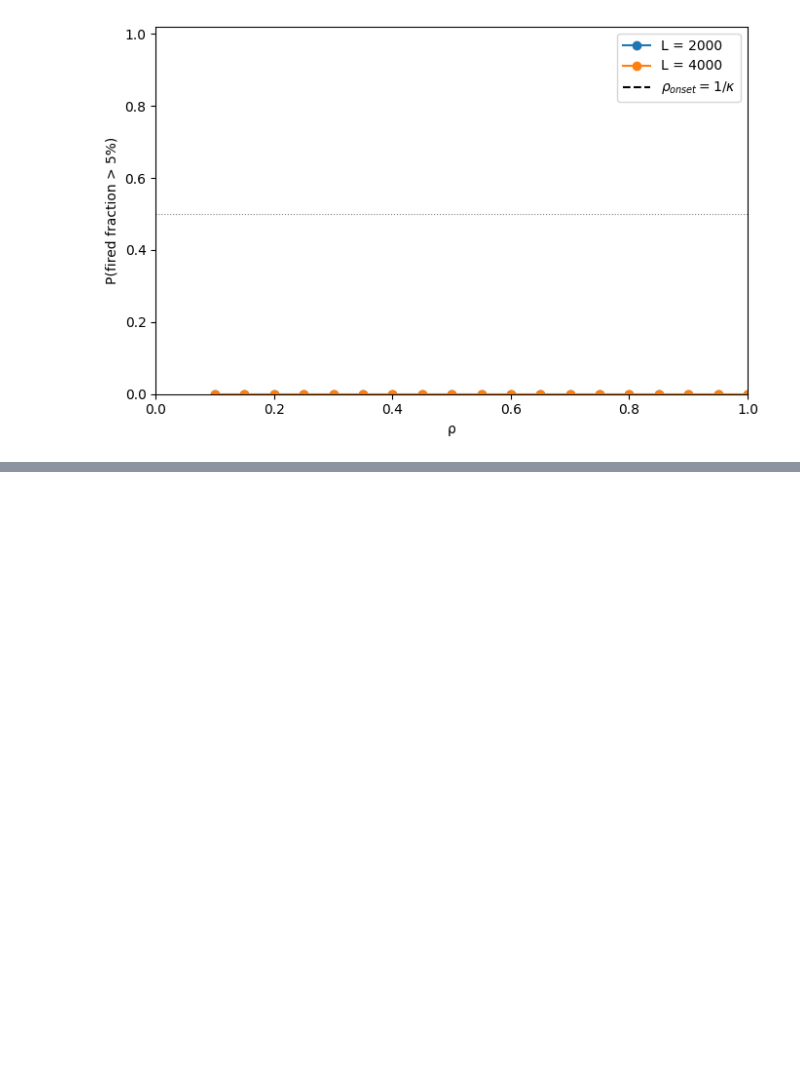
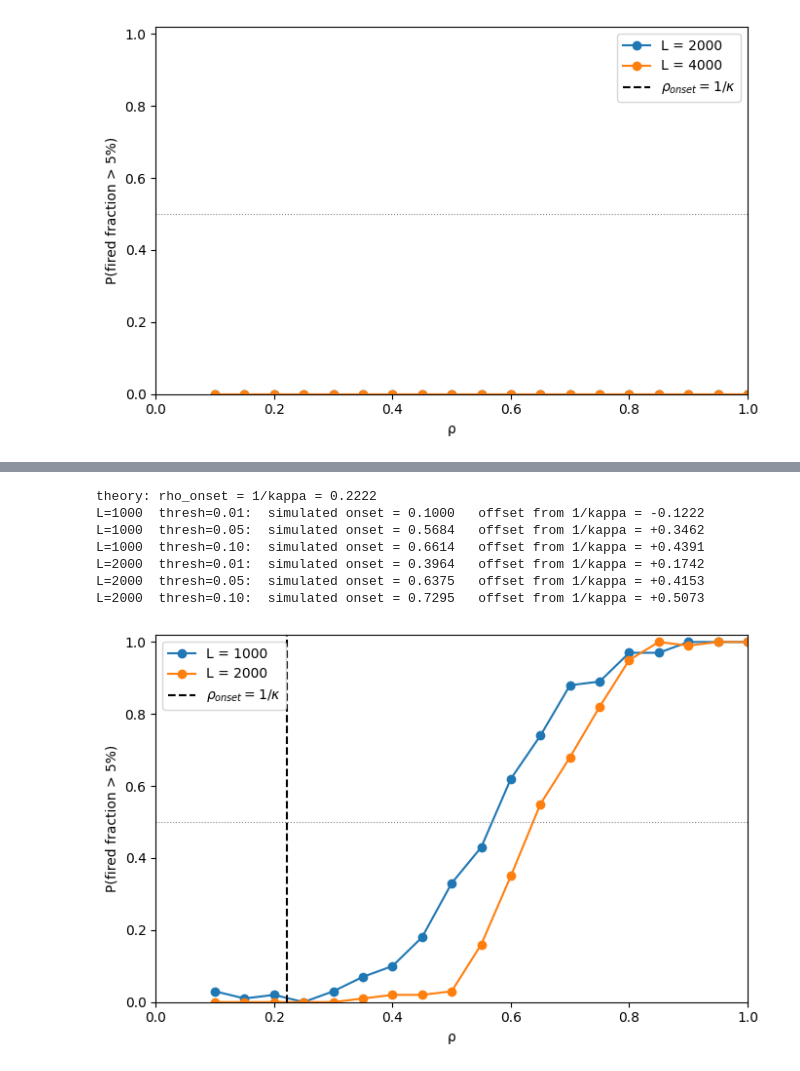
Before and after one commit to IgnacioMPineda/IPT-problem---Mousetrap-Dynamics, a Jupyter notebook: Notebook 4 - Calculating the critical density if the system and comparing it with the mathematical predictions in 1 dimension.ipynb, the cells around one changed output, grey strips where cells are left out. Saved outputs shown, nothing was run; the diff lists cells and outputs as text; code cells hidden in the pictures; blank space fills up the shorter version.

```diff
--- a/Notebook 4 - Calculating the critical density if the system and comparing it with the mathematical predictions in 1 dimension.ipynb
+++ b/Notebook 4 - Calculating the critical density if the system and comparing it with the mathematical predictions in 1 dimension.ipynb
@@ -537,0 +592,13 @@ L=4000  thresh=0.10:  P never reaches 50% in [0.10, 1.00]   (max P = 0.00)
+# %%
+# comparison 3: onset density
+rhos_o, results = onset_comparison(kappa, run, Ls=(1000, 2000), n=100)
+plot_onset(kappa, rhos_o, results, thresh=0.05)
+# %% [output]
+theory: rho_onset = 1/kappa = 0.2222
+L=1000  thresh=0.01:  simulated onset = 0.1000   offset from 1/kappa = -0.1222
+L=1000  thresh=0.05:  simulated onset = 0.5684   offset from 1/kappa = +0.3462
+L=1000  thresh=0.10:  simulated onset = 0.6614   offset from 1/kappa = +0.4391
+L=2000  thresh=0.01:  simulated onset = 0.3964   offset from 1/kappa = +0.1742
+L=2000  thresh=0.05:  simulated onset = 0.6375   offset from 1/kappa = +0.4153
+L=2000  thresh=0.10:  simulated onset = 0.7295   offset from 1/kappa = +0.5073
+[figure, added]
```
Also changed, not shown: parts of 8 cells of this notebook.
